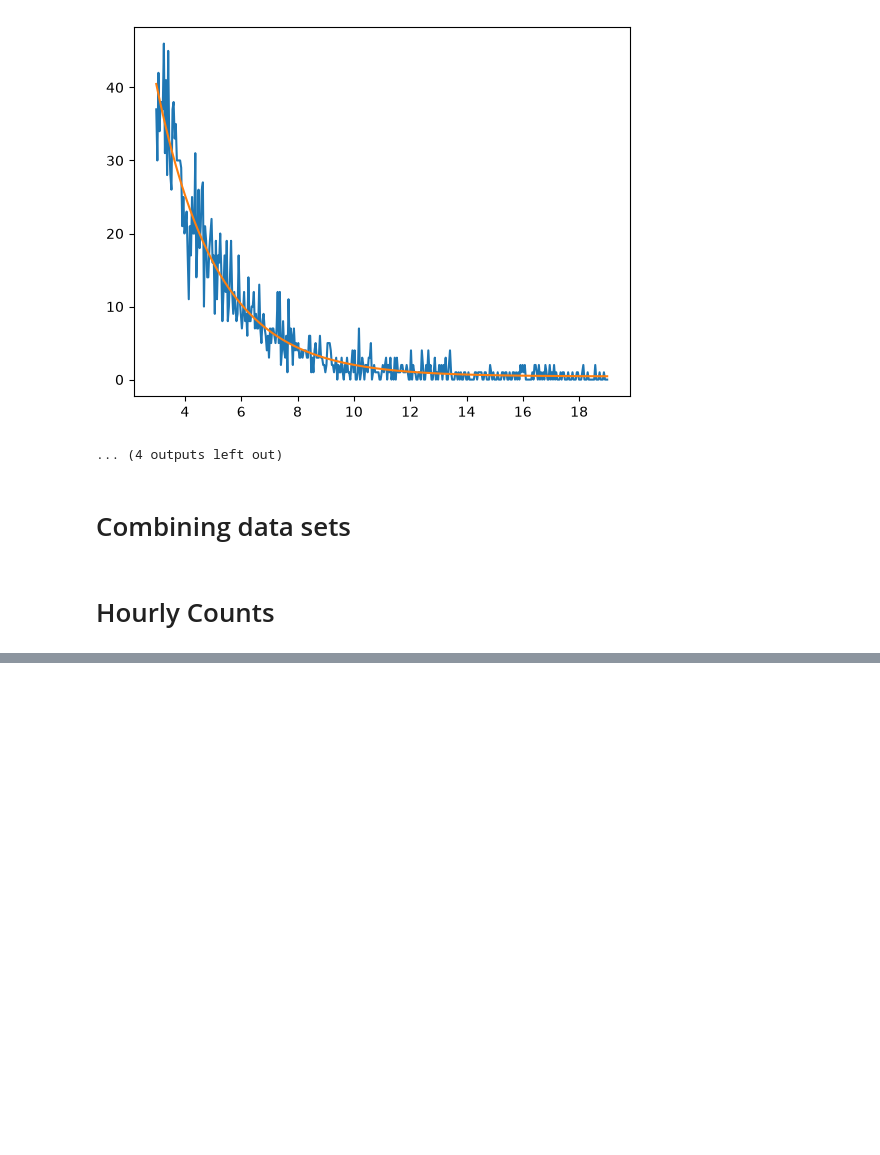
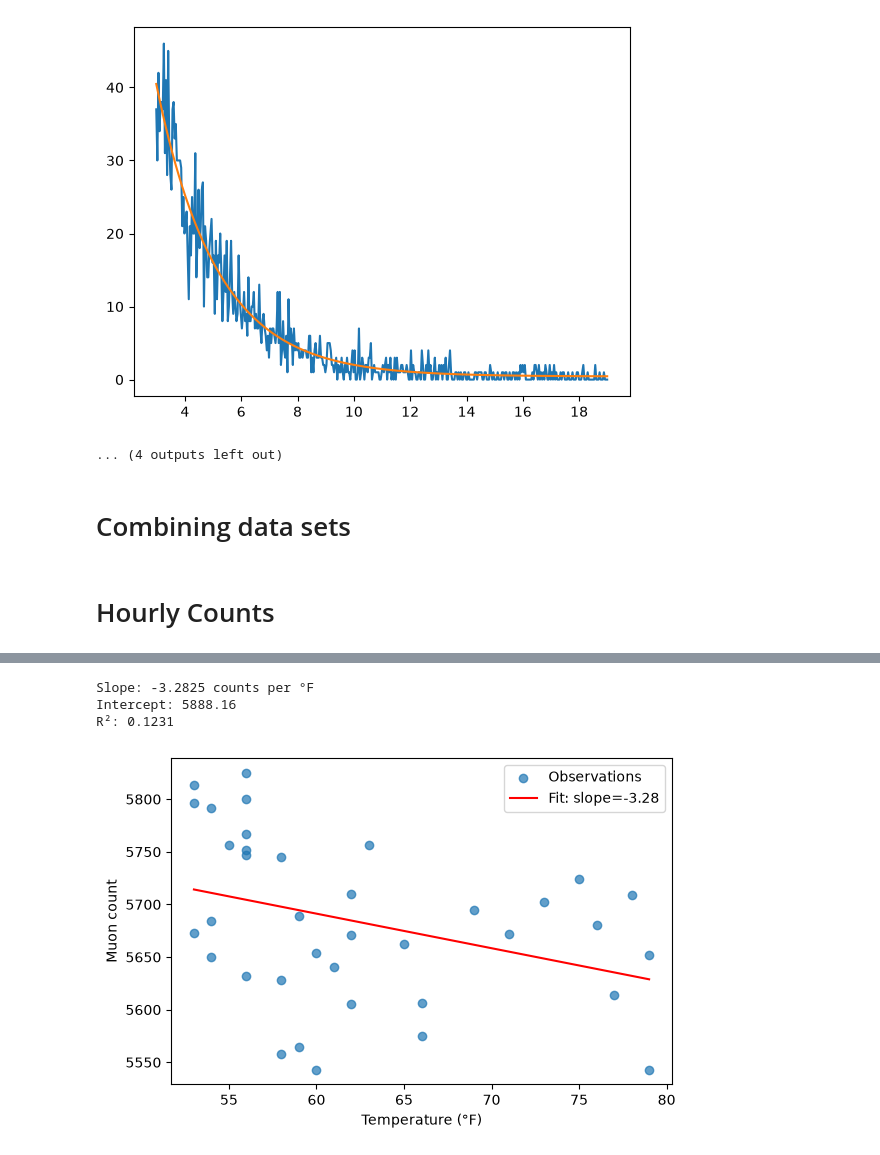
Before and after one commit to jasonrmay/ADV-Lab, a Jupyter notebook: muon-lifetime/Fitting_regime.ipynb, the cells around one changed output, grey strips where cells are left out. Drawn from its saved outputs; the diff is of its cells as text; code cells hidden in the pictures; blank space fills up the shorter version.

```diff
--- a/muon-lifetime/Fitting_regime.ipynb
+++ b/muon-lifetime/Fitting_regime.ipynb
@@ -572,0 +631,26 @@ plt.show()
+# %%
+valid = merged[['tmpf', 'count']].dropna()
+slope, intercept = np.polyfit(valid['tmpf'], valid['count'], 1)
+r = np.corrcoef(valid['tmpf'], valid['count'])[0, 1]
+
+print(f"Slope: {slope:.4f} counts per °F")
+print(f"Intercept: {intercept:.2f}")
+print(f"R²: {r**2:.4f}")
+# %% [output]
+Slope: -3.2825 counts per °F
+Intercept: 5888.16
+R²: 0.1231
+# %%
+x_line = np.linspace(valid['tmpf'].min(), valid['tmpf'].max(), 100)
+y_line = slope * x_line + intercept
+
+plt.figure(figsize=(6, 4))
+plt.scatter(valid['tmpf'], valid['count'], alpha=0.7, label='Observations')
+plt.plot(x_line, y_line, color='red', label=f'Fit: slope={slope:.2f}')
+plt.xlabel('Temperature (°F)')
+plt.ylabel('Muon count')
+plt.legend()
+plt.tight_layout()
+plt.show()
+# %% [output]
+[figure, added]
```
Also changed, not shown: parts of 10 cells of this notebook.
